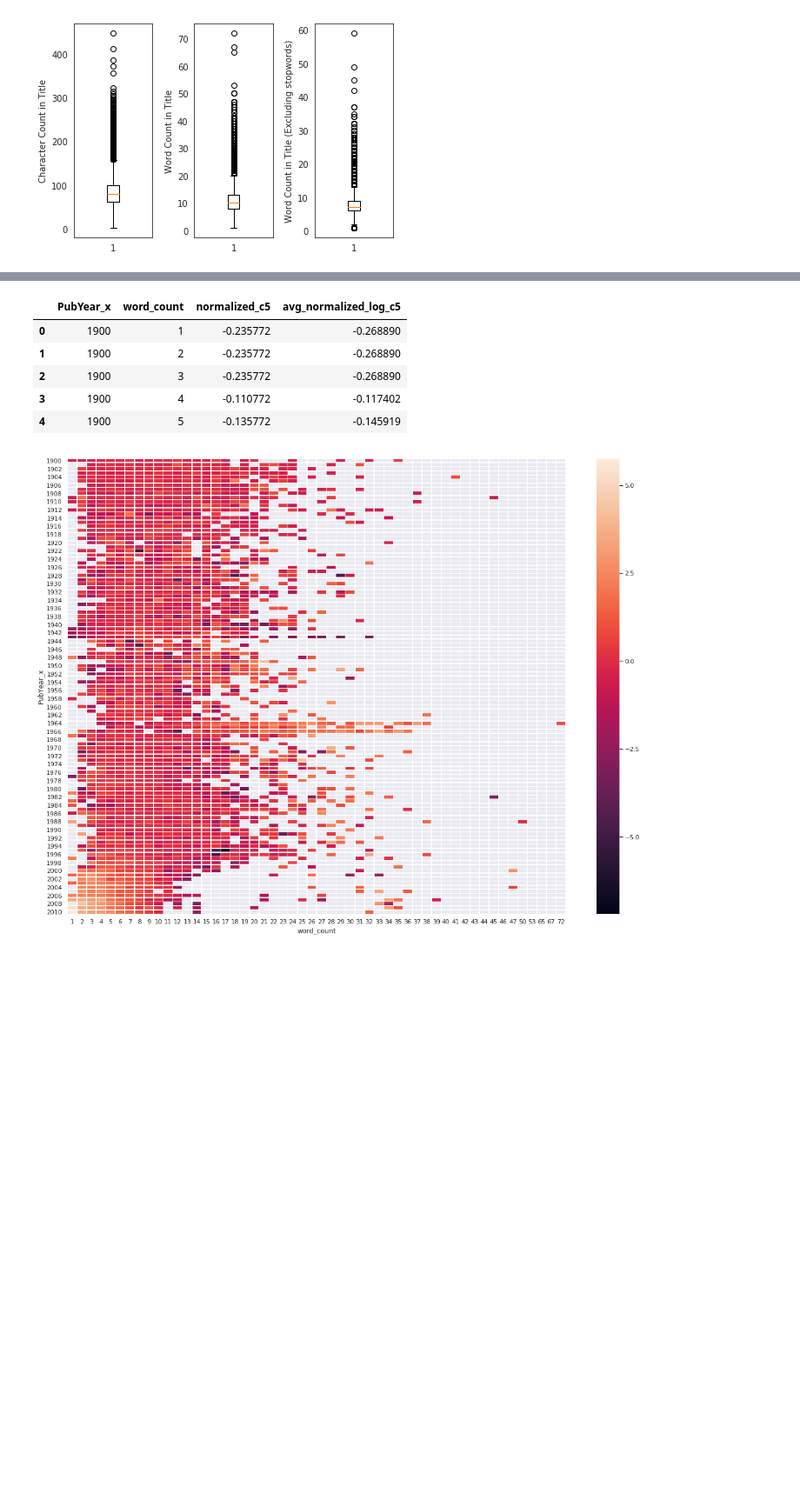
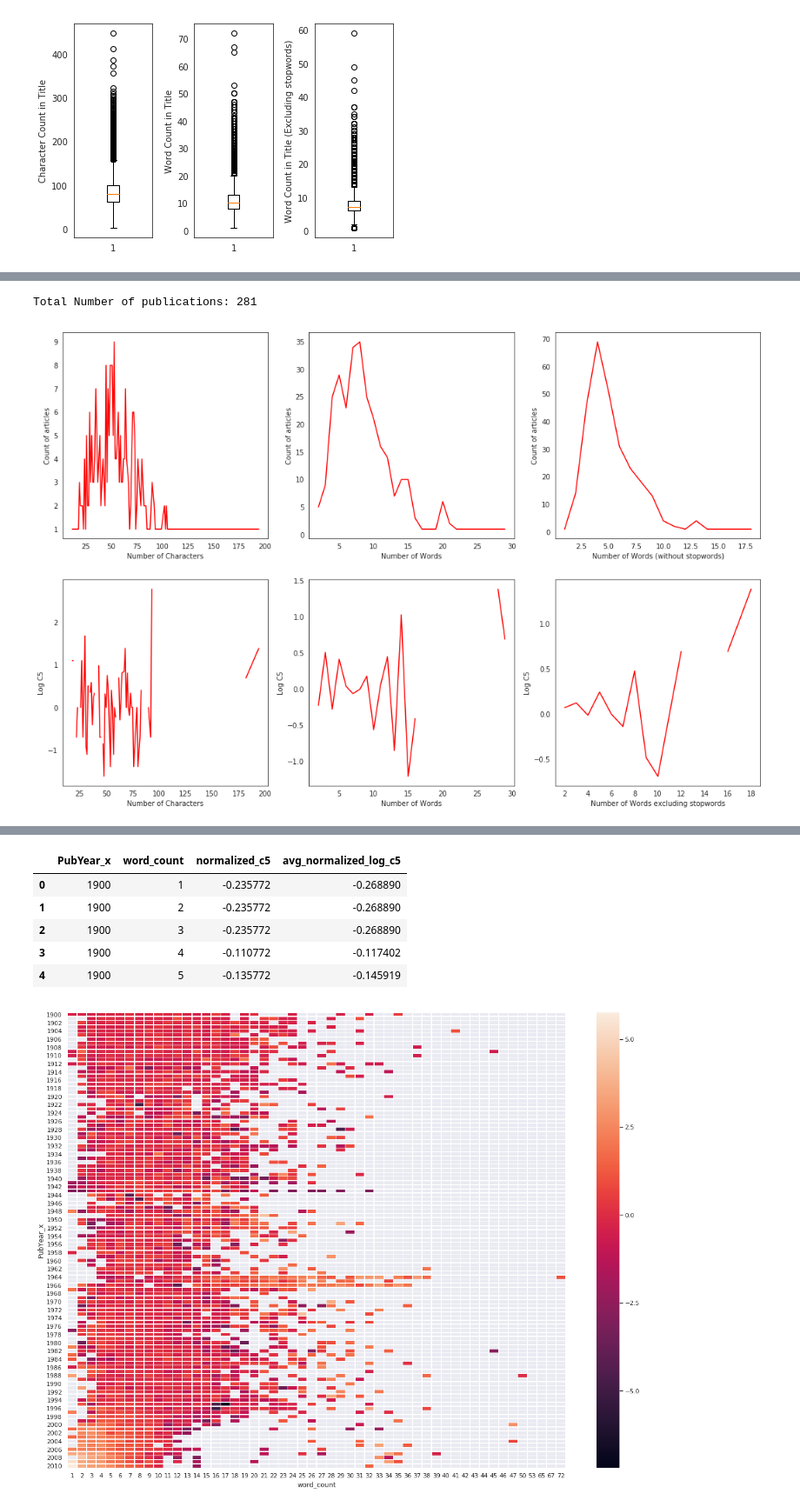
Before and after one commit to srjit/science-of-genius-title-impact, a Jupyter notebook: src/data-exploration/2. eda-part2.ipynb, the cells around one changed output, grey strips where cells are left out. Shown: that part at 87% size. Cells and saved outputs as stored; diff of their text form; code cells hidden in the pictures; blank space fills up the shorter version.

```diff
--- a/src/data-exploration/2. eda-part2.ipynb
+++ b/src/data-exploration/2. eda-part2.ipynb
@@ -78,0 +120,53 @@ data.head()
+# %%
+# distribution of word counts in the year 1930 & how the variation of citation is with the word count in this year
+data1930 = data[data.PubYear_x == 1930]
+print("Total Number of publications:", len(data1930))
+
+data1930_character_distribution = data1930.groupby(['character_count']).size().reset_index(name='counts')
+data1930_word_distribution = data1930.groupby(['word_count']).size().reset_index(name='counts')
+data1930_word_distribution_without_stopwords = data1930.groupby(['cleaned_title_word_count']).size().reset_index(name='counts')
+
+f2 = plt.figure(figsize=(18,12))
+ax21 = f2.add_subplot(231)
+ax22 = f2.add_subplot(232)
+ax23 = f2.add_subplot(233)
+ax24 = f2.add_subplot(234)
+ax25 = f2.add_subplot(235)
+ax26 = f2.add_subplot(236)
+
+
+ax21.plot(data1930_character_distribution['character_count'], data1930_character_distribution['counts'], 'r')
+ax21.set_xlabel("Number of Characters")
+ax21.set_ylabel("Count of articles")
+
+ax22.plot(data1930_word_distribution['word_count'], data1930_word_distribution['counts'], 'r')
+ax22.set_xlabel("Number of Words")
+ax22.set_ylabel("Count of articles")
+
+ax23.plot(data1930_word_distribution_without_stopwords['cleaned_title_word_count'], data1930_word_distribution_without_stopwords['counts'],'r')
+ax23.set_xlabel("Number of Words (without stopwords)")
+ax23.set_ylabel("Count of articles")
+
+
+data1930_avg_c5_for_character_count = data1930.groupby(['character_count'], as_index=False)['c5'].mean()
+data1930_avg_c5_for_character_count['avg_log_c5'] = data1930_avg_c5_for_character_count['c5'].apply(lambda x: np.log(x))
+ax24.plot(data1930_avg_c5_for_character_count['character_count'], data1930_avg_c5_for_character_count['avg_log_c5'], 'r')
+ax24.set_xlabel("Number of Characters")
+ax24.set_ylabel("Log C5")
+
+data1930_avg_c5_for_word_count = data1930.groupby(['word_count'], as_index=False)['c5'].mean()
+data1930_avg_c5_for_word_count['avg_log_c5'] = data1930_avg_c5_for_word_count['c5'].apply(lambda x: np.log(x))
+ax25.plot(data1930_avg_c5_for_word_count['word_count'], data1930_avg_c5_for_word_count['avg_log_c5'], 'r')
+ax25.set_xlabel("Number of Words")
+ax25.set_ylabel("Log C5")
+
+data1930_avg_c5_for_word_count_without_stp = data1930.groupby(['cleaned_title_word_count'], as_index=False)['c5'].mean()
+data1930_avg_c5_for_word_count_without_stp['avg_log_c5'] = data1930_avg_c5_for_word_count_without_stp['c5'].apply(lambda x: np.log(x))
+ax26.plot(data1930_avg_c5_for_word_count_without_stp['cleaned_title_word_count'], data1930_avg_c5_for_word_count_without_stp['avg_log_c5'], 'r')
+ax26.set_xlabel("Number of Words excluding stopwords")
+ax26.set_ylabel("Log C5")
+
+f2.show()
+# %% [output]
+Total Number of publications: 281
+[figure, added]
```
Also changed, not shown: parts of 14 cells of this notebook.
